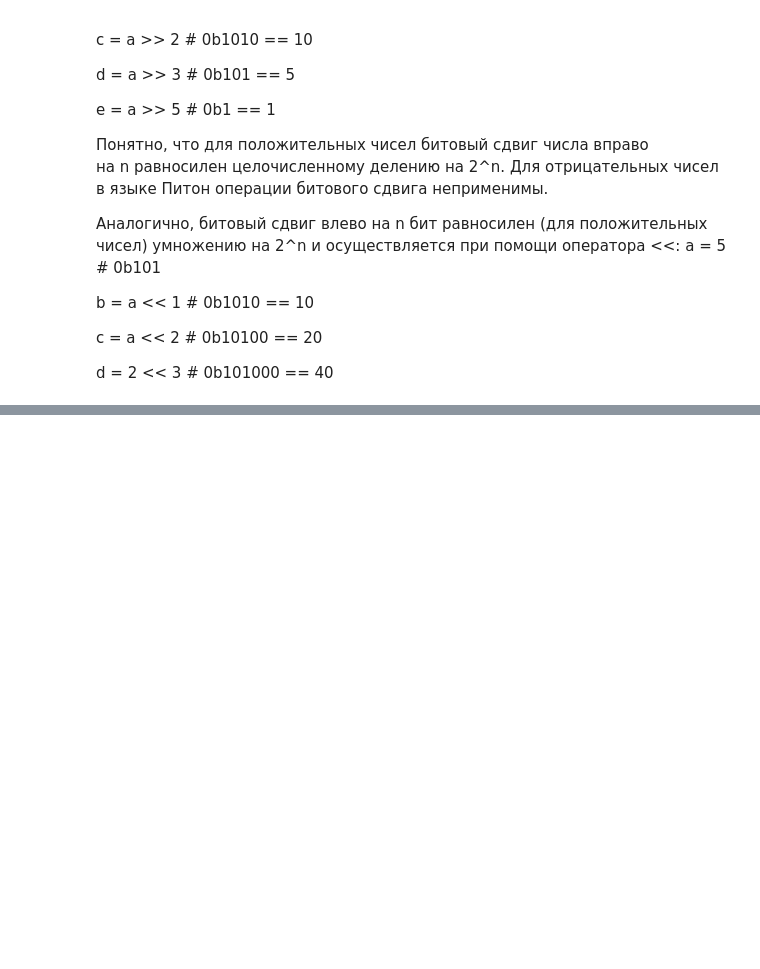
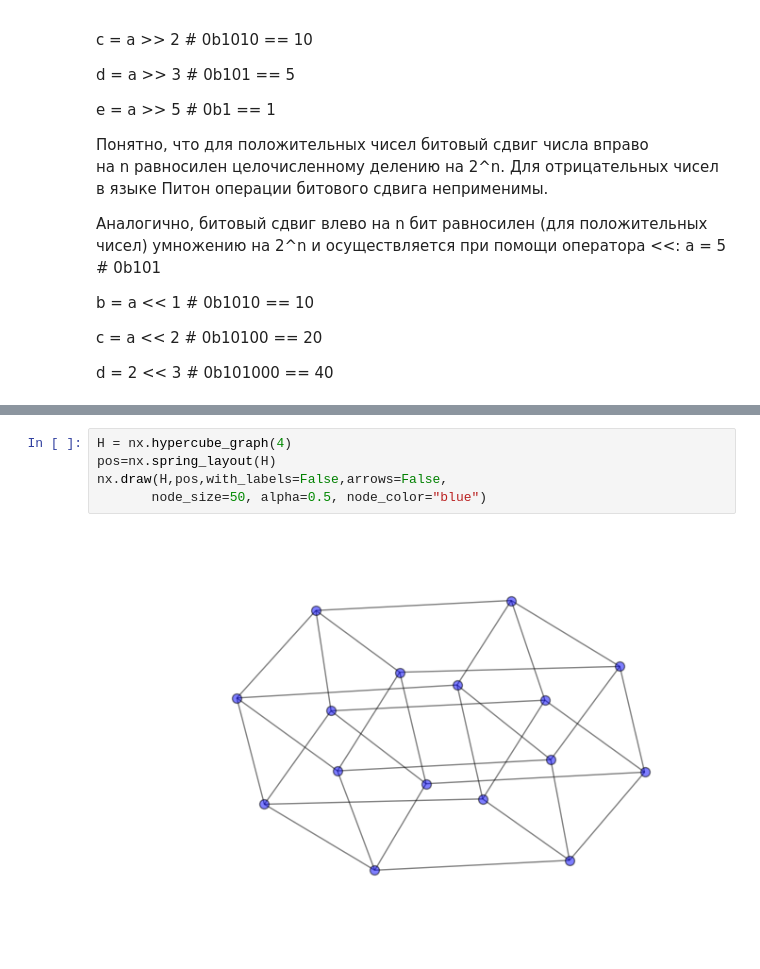
Before and after one commit to OlgaBelitskaya/reflections, a Jupyter notebook: cs215/reflections-cs215-1-2.ipynb, the cells around one changed output, grey strips where cells are left out. Drawn from its saved outputs; the diff is of its cells as text; blank space fills up the shorter version.

```diff
--- a/cs215/reflections-cs215-1-2.ipynb
+++ b/cs215/reflections-cs215-1-2.ipynb
@@ -125,0 +523,7 @@ print (time(50), time(51))
+# %%
+H = nx.hypercube_graph(4)
+pos=nx.spring_layout(H)
+nx.draw(H,pos,with_labels=False,arrows=False,
+       node_size=50, alpha=0.5, node_color="blue")
+# %% [output]
+[figure, added]
```
Also changed, not shown: parts of 20 cells of this notebook, 2 other files.
